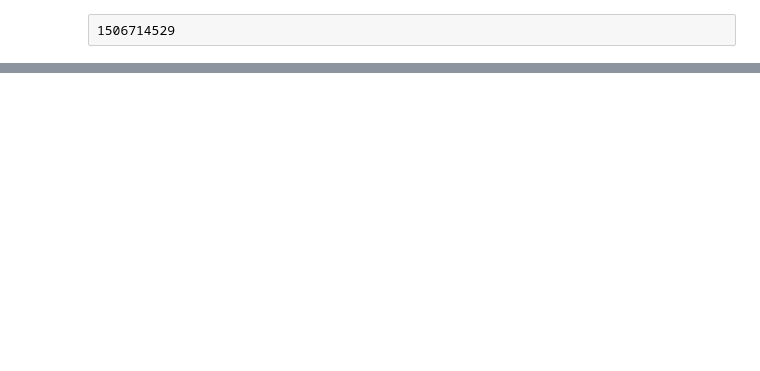
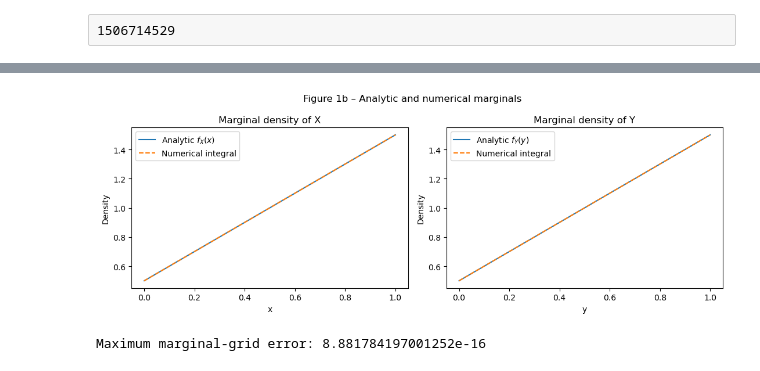
Before and after one commit to Jovannimunoz03/StatisticsMP3, a Jupyter notebook: mp3.ipynb, the cells around one changed output, grey strips where cells are left out. Cells and saved outputs as stored; diff of their text form; code cells hidden in the pictures; blank space fills up the shorter version.

```diff
--- a/mp3.ipynb
+++ b/mp3.ipynb
@@ -28,0 +93,29 @@ Step 1
+# %%
+#Confirm numerically by integrating joint density
+grid = np.linspace(0, 1, 501)
+Xg, Yg = np.meshgrid(grid, grid, indexing="xy")
+Zg = Xg + Yg
+fx_analytic = grid + 0.5
+fy_analytic = grid + 0.5
+#Integrate the joint density along the other coordinate
+fx_numeric = np.trapezoid(Zg, grid, axis=0)   #integrate over y, retain x
+fy_numeric = np.trapezoid(Zg, grid, axis=1)   #integrate over x, retain y
+#Plot data
+fig, ax = plt.subplots(1, 2, figsize=(11, 4))
+ax[0].plot(grid, fx_analytic, label="Analytic $f_X(x)$")
+ax[0].plot(grid, fx_numeric, "--", label="Numerical integral")
+ax[0].set(title="Marginal density of X", xlabel="x", ylabel="Density")
+ax[0].legend()
+ax[1].plot(grid, fy_analytic, label="Analytic $f_Y(y)$")
+ax[1].plot(grid, fy_numeric, "--", label="Numerical integral")
+ax[1].set(title="Marginal density of Y", xlabel="y", ylabel="Density")
+ax[1].legend()
+fig.suptitle("Figure 1b – Analytic and numerical marginals")
+plt.tight_layout()
+plt.show()
+print("Maximum marginal-grid error:",
+      max(np.max(np.abs(fx_numeric-fx_analytic)),
+          np.max(np.abs(fy_numeric-fy_analytic))))
+# %% [output]
+[figure, added]
+Maximum marginal-grid error: 8.881784197001252e-16
```
Also changed, not shown: parts of 112 cells of this notebook, 19 other files.
